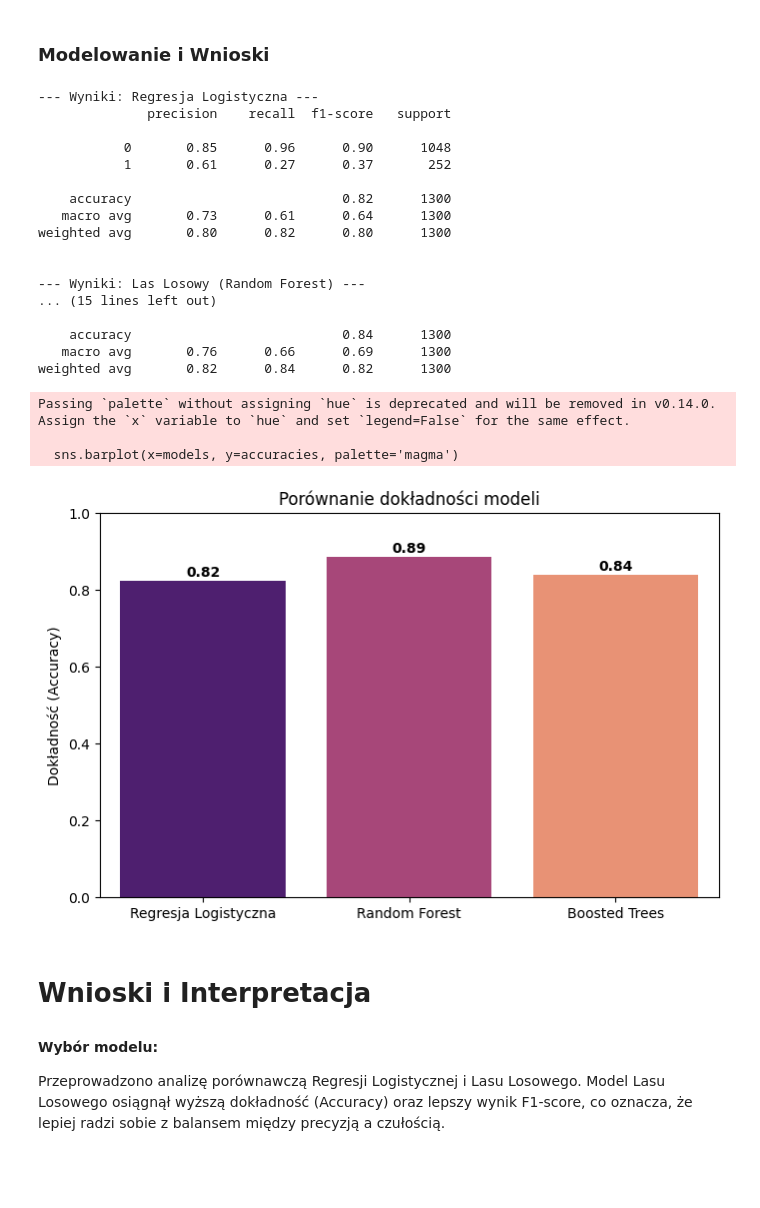
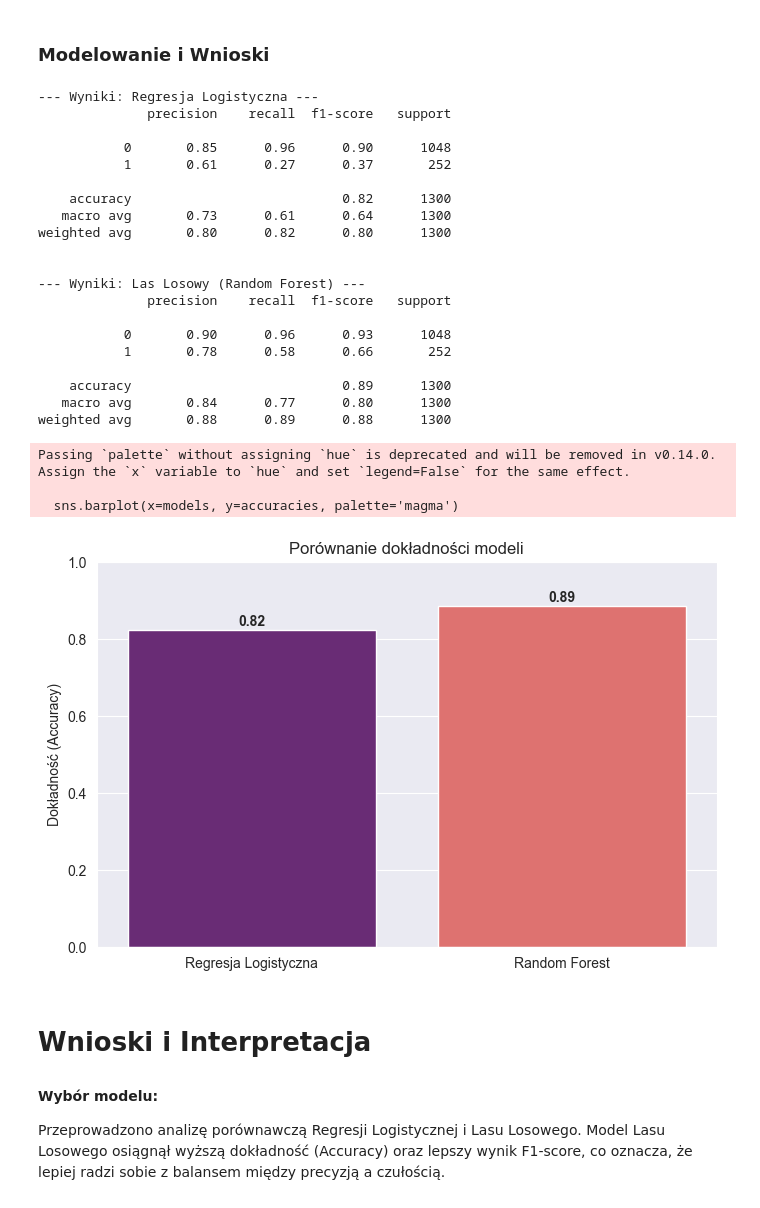
Before and after one commit to artur-kompala/Lab-Studia, a Jupyter notebook: Lab-ADWB/Projekt_Artur_Kompała.ipynb, the cells around one changed output. Drawn from its saved outputs; the diff is of its cells as text; code cells hidden in the pictures; blank space fills up the shorter version.

```diff
--- a/Lab-ADWB/Projekt_Artur_Kompała.ipynb
+++ b/Lab-ADWB/Projekt_Artur_Kompała.ipynb
@@ -182,11 +182,6 @@ rf_model = RandomForestClassifier(n_estimators=100, random_state=42)
 rf_model.fit(X_train, y_train)
 y_pred_rf = rf_model.predict(X_test)
 
-# Model 3: Boosted Trees (Wzmocnienie Gradientowe)
-# Jest to metoda łączenia wielu słabych modeli (drzew) w jeden silny.
-gb_model = GradientBoostingClassifier(n_estimators=100, learning_rate=0.1, max_depth=3, random_state=42)
-gb_model.fit(X_train, y_train)
-y_pred_gb = gb_model.predict(X_test)
 
 # Wypisanie raportów klasyfikacji
 print("--- Wyniki: Regresja Logistyczna ---")
@@ -195,45 +190,45 @@ print(classification_report(y_test, y_pred_log))
 print("\n--- Wyniki: Las Losowy (Random Forest) ---")
 print(classification_report(y_test, y_pred_rf))
 
-print("\n--- Wyniki: Boosted Trees (Gradient Boosting) ---")
-print(classification_report(y_test, y_pred_gb))
 
 # Porównanie dokładności (Accuracy) na wykresie
-models = ['Regresja Logistyczna', 'Random Forest', 'Boosted Trees']
+models = ['Regresja Logistyczna', 'Random Forest']
 accuracies = [accuracy_score(y_test, y_pred_log),
-              accuracy_score(y_test, y_pred_rf),
-              accuracy_score(y_test, y_pred_gb)]
+              accuracy_score(y_test, y_pred_rf)]
 
 plt.figure(figsize=(8, 5))
 sns.barplot(x=models, y=accuracies, palette='magma')
 plt.title("Porównanie dokładności modeli")
 plt.ylabel("Dokładność (Accuracy)")
 plt.ylim(0, 1) # Skala od 0 do 1
 for i, v in enumerate(accuracies):
     plt.text(i, v + 0.01, f"{v:.2f}", ha='center', fontweight='bold')
 plt.show()
 # %% [output]
 --- Wyniki: Regresja Logistyczna ---
               precision    recall  f1-score   support
 
            0       0.85      0.96      0.90      1048
            1       0.61      0.27      0.37       252
 
     accuracy                           0.82      1300
    macro avg       0.73      0.61      0.64      1300
 weighted avg       0.80      0.82      0.80      1300
 
 
 --- Wyniki: Las Losowy (Random Forest) ---
-... (15 lines left out)
+              precision    recall  f1-score   support
 
-    accuracy                           0.84      1300
-   macro avg       0.76      0.66      0.69      1300
-weighted avg       0.82      0.84      0.82      1300
+           0       0.90      0.96      0.93      1048
+           1       0.78      0.58      0.66       252
+
+    accuracy                           0.89      1300
+   macro avg       0.84      0.77      0.80      1300
+weighted avg       0.88      0.89      0.88      1300
 Passing `palette` without assigning `hue` is deprecated and will be removed in v0.14.0. Assign the `x` variable to `hue` and set `legend=False` for the same effect.
 
   sns.barplot(x=models, y=accuracies, palette='magma')
-[figure, old version]
+[figure, new version]
 # %% [markdown]
 # Wnioski i Interpretacja
 
```
Also changed, not shown: parts of 2 cells of this notebook, 3 other files.
